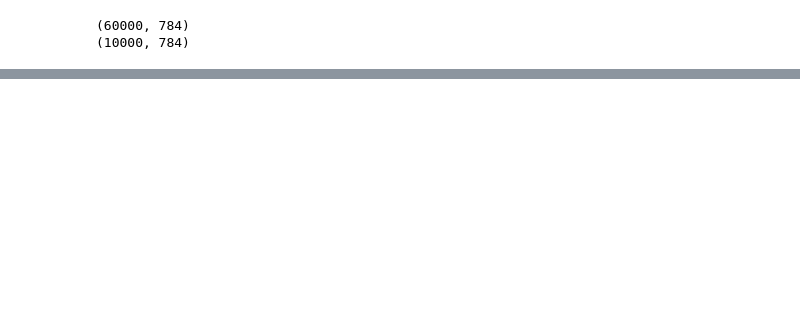
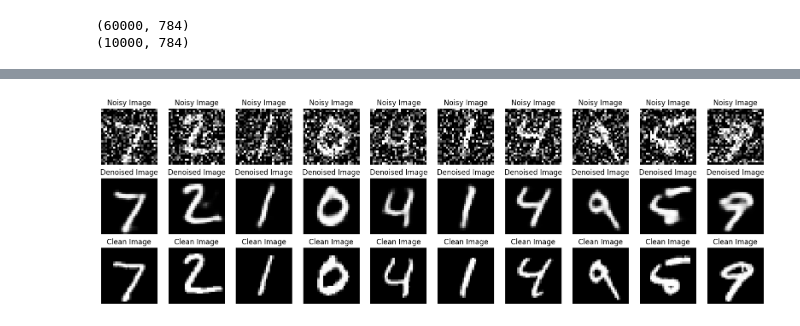
Before and after one commit to anish477/Machine-Learning-, a Jupyter notebook: Worksheet_7.ipynb, the cells around one changed output, grey strips where cells are left out. Saved outputs shown, nothing was run; the diff lists cells and outputs as text; code cells hidden in the pictures; blank space fills up the shorter version.

```diff
--- a/Worksheet_7.ipynb
+++ b/Worksheet_7.ipynb
@@ -182 +185,32 @@ Epoch 10/10
 <keras.src.callbacks.history.History at 0x...>
+# %%
+
+# Predict the denoised images from noisy test images
+denoised_images = autoencoder.predict(x_test_noisy)
+
+# Function to display images
+def plot_images(noisy_images, denoised_images, clean_images, n=10):
+    plt.figure(figsize=(20, 6))
+    for i in range(n):
+        # Plot noisy images
+        plt.subplot(3, n, i + 1)
+        plt.imshow(noisy_images[i].reshape(28, 28), cmap='gray')
+        plt.title("Noisy Image")
+        plt.axis('off')
+
+        # Plot denoised images
+        plt.subplot(3, n, i + 1 + n)
+        plt.imshow(denoised_images[i].reshape(28, 28), cmap='gray')
+        plt.title("Denoised Image")
+        plt.axis('off')
+
+        # Plot clean images
+        plt.subplot(3, n, i + 1 + 2 * n)
+        plt.imshow(clean_images[i].reshape(28, 28), cmap='gray')
+        plt.title("Clean Image")
+        plt.axis('off')
+    plt.show()
+
+# Display the first 10 images
+plot_images(x_test_noisy, denoised_images, x_test, n=10)
+# %% [output]
@@ -182,0 +218 @@ Epoch 10/10
+[figure, added]
```
Also changed, not shown: parts of 7 cells of this notebook.
